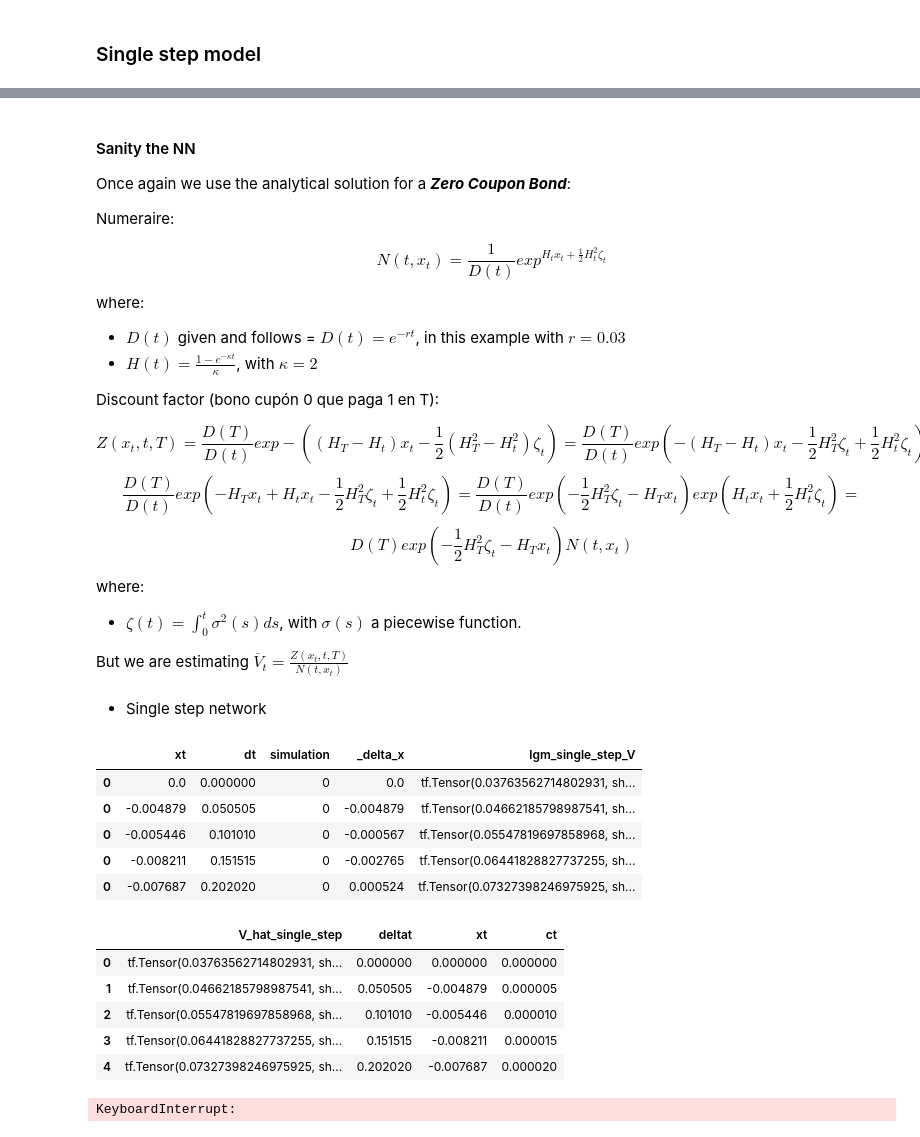
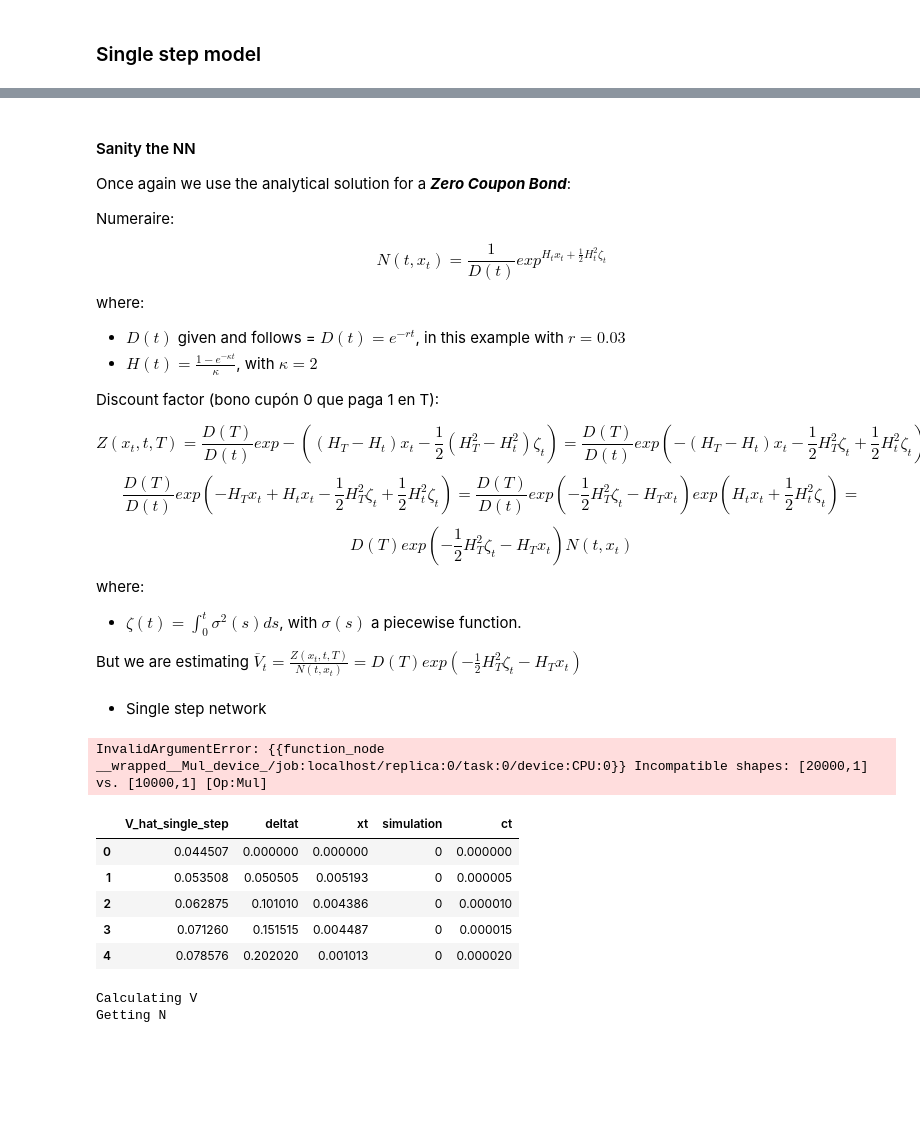
Before and after one commit to borjaf696/LGM_BFSDE, a Jupyter notebook: notebooks/simulation.ipynb, the cells around one changed output, grey strips where cells are left out. Cells and saved outputs as stored; diff of their text form; code cells hidden in the pictures; blank space fills up the shorter version.

Commit message:
single net fix bugs

```diff
--- a/notebooks/simulation.ipynb
+++ b/notebooks/simulation.ipynb
@@ -31,11 +31,11 @@ from utils.simulator.simulator import MCSimulation
 # %%
 # Strike value
 Vt = 2
-T = 5
+T = 1
 # Set of parameters
 T, N_steps, X0, sigma = (T, 100, 0, 0.01)
 mcsimulator = MCSimulation(T, N_steps, X0, sigma)
-nsims = int(1e4)
+nsims = int(1e3)
 test_sims = int(nsims * 0.2)
 # Training
 mc_paths, W = mcsimulator.simulate(nsims)
@@ -780,11 +816,17 @@ mc_paths_tranformed = df_x[['xt', 'dt']].values
 x = mc_paths_tranformed.astype(np.float64)
 delta_x = df_x._delta_x.values.astype(np.float64)
 print(f'Features shape: {x.shape}')
+# Batch execution with baby steps
+size_of_the_batch = 100
+batch_size = size_of_the_batch * N_steps
+batches = int(np.floor(nsims * N_steps / batch_size))
+print(f'Batch size: {size_of_the_batch} paths per epoch with length {N_steps}')
 # Custom model
 lgm_single_step = LGM_model_one_step(N_steps,
                                      5,
                                      verbose = False,
-                                     sigma = sigma)
+                                     sigma = sigma,
+                                     batch_size = size_of_the_batch)
 print(f'{lgm_single_step.summary()}')
 # Compile the model
 lgm_single_step.define_compiler(optimizer = 'adam', learning_rate = 1e-3)
@@ -796,9 +838,6 @@ losses_split = {
     'steps_error': []
 }
 # Custom iteration:
-# Batch execution with baby steps
-batch_size = 100 * N_steps
-batches = int(np.floor(nsims * N_steps / batch_size))
 start_time = time.time()
 for epoch in range(epochs):
     dimension = (1, batches)
@@ -888,13 +927,13 @@ $$D(T)exp(-\frac{1}{2}H_T^2\zeta_t-H_Tx_t)N(t, x_t)$$
 where:
 * $\zeta(t) = \int_0^t\sigma^2(s)ds$, with $\sigma(s)$ a piecewise function.
 
-But we are estimating $\overline{V}_t = \frac{Z(x_t, t, T)}{N(t, x_t)}$
+But we are estimating $\overline{V}_t = \frac{Z(x_t, t, T)}{N(t, x_t)} = D(T)exp(-\frac{1}{2}H_T^2\zeta_t-H_Tx_t)$
 # %% [markdown]
 * Single step network
 # %%
 dts = list(np.linspace(0, T, N_steps)) * len(mc_paths_test_transpose)
 simulation = [
-    [i] * N_steps for i in range(nsims)
+    [i] * N_steps for i in range(test_sims)
 ]
 df_x_tmp = pd.DataFrame(
     zip(
@@ -937,49 +976,46 @@ results = pd.DataFrame(
     columns = ['results']
 )
 v_lgm_single_step = results.explode('results').values
-df_x['lgm_single_step_V'] = v_lgm_single_step
+df_x['lgm_single_step_V'] = v_lgm_single_step.astype(np.float64)
 df_x.head()
 # %% [output]
-|  | xt | dt | simulation | _delta_x | lgm_single_step_V |
-| 0 | 0.0 | 0.000000 | 0 | 0.0 | tf.Tensor(0.03763562714802931, sh... |
-| 0 | -0.004879 | 0.050505 | 0 | -0.004879 | tf.Tensor(0.04662185798987541, sh... |
-| 0 | -0.005446 | 0.101010 | 0 | -0.000567 | tf.Tensor(0.05547819697858968, sh... |
-| 0 | -0.008211 | 0.151515 | 0 | -0.002765 | tf.Tensor(0.06441828827737255, sh... |
-| 0 | -0.007687 | 0.202020 | 0 | 0.000524 | tf.Tensor(0.07327398246975925, sh... |
+InvalidArgumentError: {{function_node __wrapped__Mul_device_/job:localhost/replica:0/task:0/device:CPU:0}} Incompatible shapes: [20000,1] vs. [10000,1] [Op:Mul]
 # %%
 v_df = pd.DataFrame(
     zip(df_x.lgm_single_step_V.values,
         df_x.dt.values,
-        df_x.xt.values),
+        df_x.xt.values,
+        df_x.simulation.values),
     columns = ['V_hat_single_step',
                'deltat',
-               'xt'])
+               'xt',
+               'simulation'])
 t_unique = v_df.deltat.unique()
 dict_C = {dt:FinanceUtils.C(dt, sigma_value = sigma) for dt in t_unique}
 v_df['ct'] = v_df.apply(lambda x: dict_C[x['deltat']], axis = 1)
 v_df.head()
 # %% [output]
-|  | V_hat_single_step | deltat | xt | ct |
-| 0 | tf.Tensor(0.03763562714802931, sh... | 0.000000 | 0.000000 | 0.000000 |
-| 1 | tf.Tensor(0.04662185798987541, sh... | 0.050505 | -0.004879 | 0.000005 |
-| 2 | tf.Tensor(0.05547819697858968, sh... | 0.101010 | -0.005446 | 0.000010 |
-| 3 | tf.Tensor(0.06441828827737255, sh... | 0.151515 | -0.008211 | 0.000015 |
-| 4 | tf.Tensor(0.07327398246975925, sh... | 0.202020 | -0.007687 | 0.000020 |
+|  | V_hat_single_step | deltat | xt | simulation | ct |
+| 0 | 0.044507 | 0.000000 | 0.000000 | 0 | 0.000000 |
+| 1 | 0.053508 | 0.050505 | 0.005193 | 0 | 0.000005 |
+| 2 | 0.062875 | 0.101010 | 0.004386 | 0 | 0.000010 |
+| 3 | 0.071260 | 0.151515 | 0.004487 | 0 | 0.000015 |
+| 4 | 0.078576 | 0.202020 | 0.001013 | 0 | 0.000020 |
 # %%
 # Z value
-v_df['V'] = v_df.apply(
+print(f'Calculating V')
+v_df['Z'] = v_df.apply(
     lambda x:
-        ZeroBound.Z(x.xt, x.deltat, T, x.ct) / ZeroBound.N(x.deltat, x.xt, x.ct),
+        ZeroBound.Z(x.xt, x.deltat, T, x.ct),
         axis = 1)
-# Zero bound coupon
-v_df['ZeroBound'] = v_df.apply(
-    lambda x:
-        FinanceUtils.zero_bond_coupon(x.xt, x.deltat, x.ct),
-        axis = 1)
-# N for sanity
+# Getting N
+print(f'Getting N')
 v_df['N'] = v_df.apply(
     lambda x:
         ZeroBound.N(x.deltat, x.xt, x.ct),
         axis = 1)
+# Getting V
+v_df['V'] = v_df.Z / v_df.N
 # %% [output]
-KeyboardInterrupt:
+Calculating V
+Getting N
```
Also changed, not shown: parts of 12 cells of this notebook.
